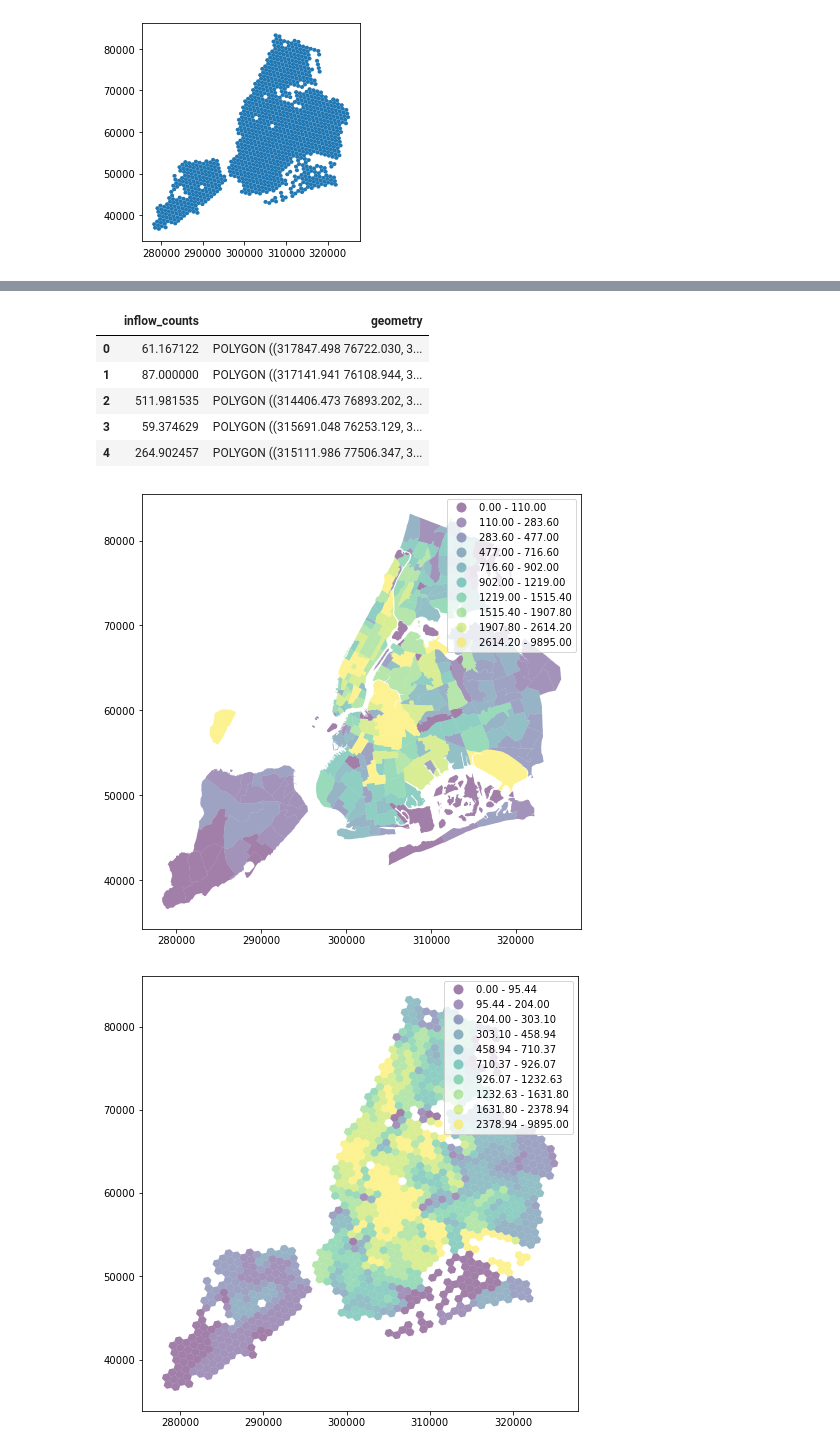
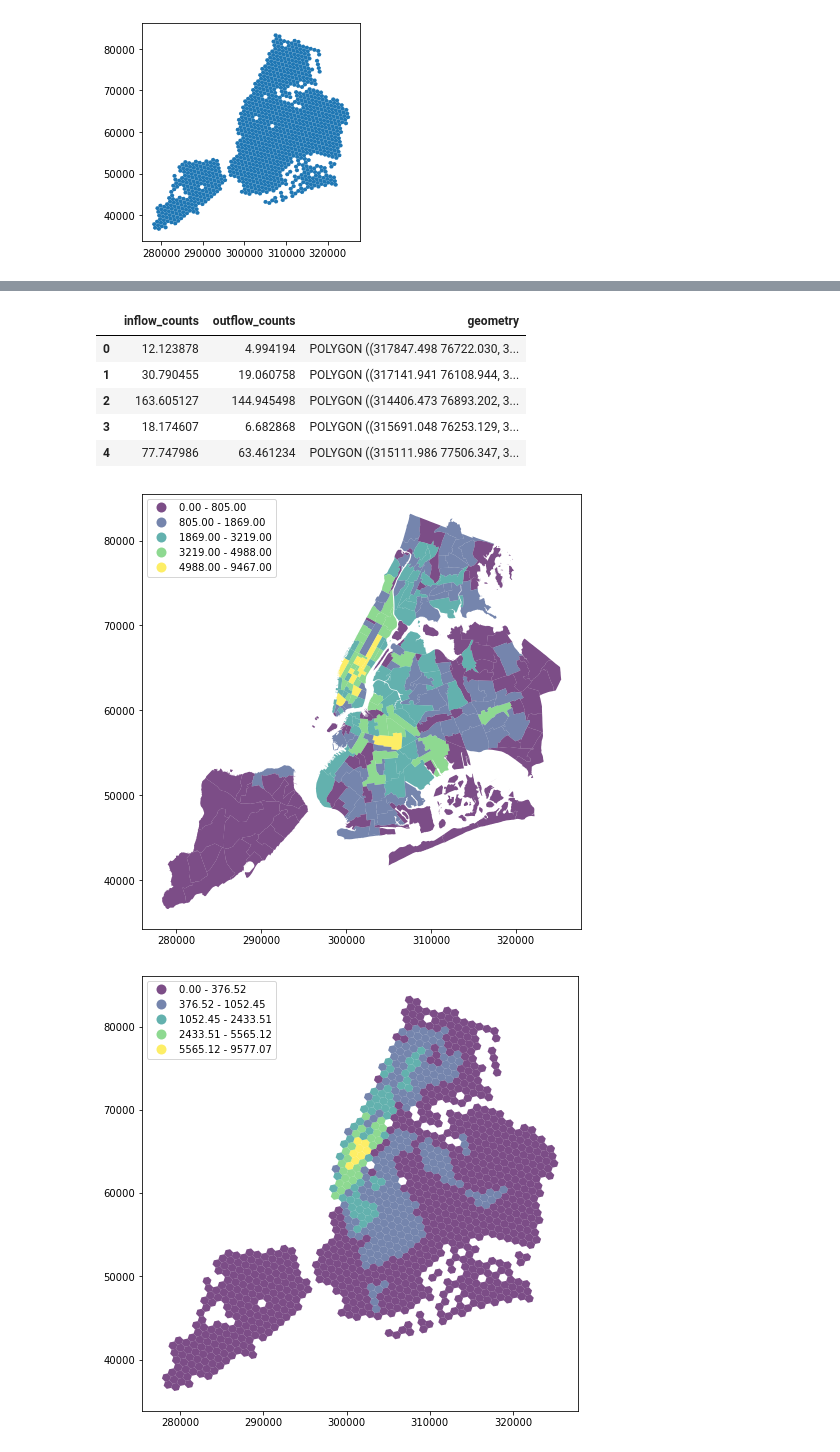
Before and after one commit to nlicalzi/mapping_nighttime_mobility, a Jupyter notebook: notebooks/taxi_zone_disaggregation.ipynb, the cells around one changed output, grey strips where cells are left out. Cells and saved outputs as stored; diff of their text form; code cells hidden in the pictures.

Commit message:
produced sample visualizations for a single day, w/ areal interpolation of inflow counts

```diff
--- a/notebooks/taxi_zone_disaggregation.ipynb
+++ b/notebooks/taxi_zone_disaggregation.ipynb
@@ -97,43 +97,53 @@ tz_merged.head()
 | 3 | 1 | Newark Airport | MULTIPOLYGON (((284409.729 58685.... | 1 | 2 | Wednesday | 1 | 284 | 72 |
 | 4 | 1 | Newark Airport | MULTIPOLYGON (((284409.729 58685.... | 1 | 3 | Thursday | 0 | 2702 | 76 |
 # %%
-tz_selected = tz_merged[(tz_merged['month'] == 1) &\
+tz_selected = tz_merged[(tz_merged['month'] == 3) &\
                         (tz_merged['day'] == 1) &\
                         (tz_merged['night?'] == 0)]
+
+tz_no_airports = tz_selected[~tz_selected['zone'].str.contains('Airport')]
 # %%
 estimates = tobler.area_weighted\
-                  .area_interpolate(tz_selected,
+                  .area_interpolate(tz_no_airports,
                                     hexes,
-                                    intensive_variables=['inflow_counts'])
+                                    extensive_variables=['inflow_counts',
+                                                         'outflow_counts'],
+                                   )
 
 estimates.head()
 # %% [output]
-|  | inflow_counts | geometry |
-| 0 | 61.167122 | POLYGON ((317847.498 76722.030, 3... |
-| 1 | 87.000000 | POLYGON ((317141.941 76108.944, 3... |
-| 2 | 511.981535 | POLYGON ((314406.473 76893.202, 3... |
-| 3 | 59.374629 | POLYGON ((315691.048 76253.129, 3... |
-| 4 | 264.902457 | POLYGON ((315111.986 77506.347, 3... |
+|  | inflow_counts | outflow_counts | geometry |
+| 0 | 12.123878 | 4.994194 | POLYGON ((317847.498 76722.030, 3... |
+| 1 | 30.790455 | 19.060758 | POLYGON ((317141.941 76108.944, 3... |
+| 2 | 163.605127 | 144.945498 | POLYGON ((314406.473 76893.202, 3... |
+| 3 | 18.174607 | 6.682868 | POLYGON ((315691.048 76253.129, 3... |
+| 4 | 77.747986 | 63.461234 | POLYGON ((315111.986 77506.347, 3... |
 # %%
+# inflow per taxizone on march 1st (friday) during the day
 f, ax = plt.subplots(1, figsize=(8, 8))
-ax = tz_selected.plot(column='inflow_counts',
-                      ax=ax,
-                      legend=True,
-                      alpha=0.5,
-                      scheme='Quantiles', k=10)
+ax = tz_no_airports.plot(column='inflow_counts',
+                         ax=ax,
+                         legend=True,
+                         legend_kwds={'loc': 'upper left'},
+                         alpha=0.7,
+                         scheme='FisherJenks',
+                         k=5)
 plt.show();
 # %% [output]
-[figure, old version]
+[figure, new version]
 # %%
-hexes['inflow_counts'] = estimates['inflow_counts']
+# inflow per hexbin on march 1st (friday) during the day
+hexes['inflow_counts_daysample'] = estimates['inflow_counts']
 hexes.head()
 
 f, ax = plt.subplots(1, figsize=(8, 8))
-ax = hexes.plot(column='inflow_counts',
+ax = hexes.plot(column='inflow_counts_daysample',
                 ax=ax,
                 legend=True,
-                alpha=0.5,
-                scheme='Quantiles', k=10)
+                legend_kwds={'loc': 'upper left'},
+                alpha=0.7,
+                scheme='FisherJenks',
+                k=5)
 plt.show();
 # %% [output]
-[figure, old version]
+[figure, new version]
```
Also changed, not shown: parts of 5 cells of this notebook, 1 other file.
